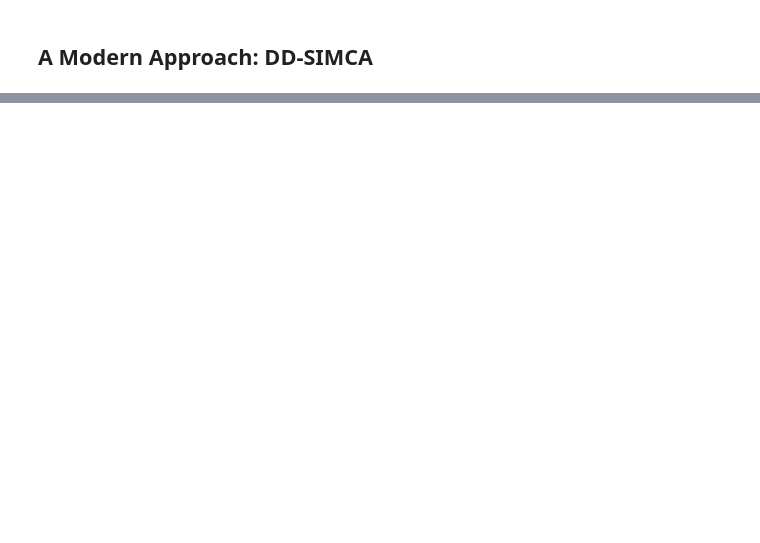
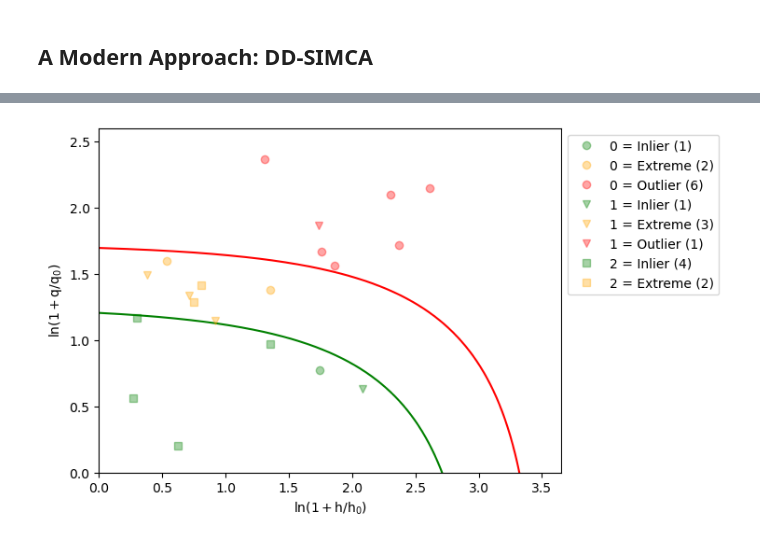
Before and after one commit to mahynski/pychemauth, a Jupyter notebook: docs/jupyter/gallery/simca.ipynb, the cells around one changed output, grey strips where cells are left out. Cells and saved outputs as stored; diff of their text form; code cells hidden in the pictures; blank space fills up the shorter version.

```diff
--- a/docs/jupyter/gallery/simca.ipynb
+++ b/docs/jupyter/gallery/simca.ipynb
@@ -227,0 +391,6 @@ Also check scaling in h and q space
+# %%
+# Again, 1 example from the other 2 classes are incorrectly deemed authentic examples of class 2, and 2 authentic examples
+# of class 2 are (incorrectly) rejected.
+_ = pychemauth_ddsimca_model[2].visualize(X_test, y_test)
+# %% [output]
+[figure, added]
```
Also changed, not shown: parts of 21 cells of this notebook, 2 other files.
